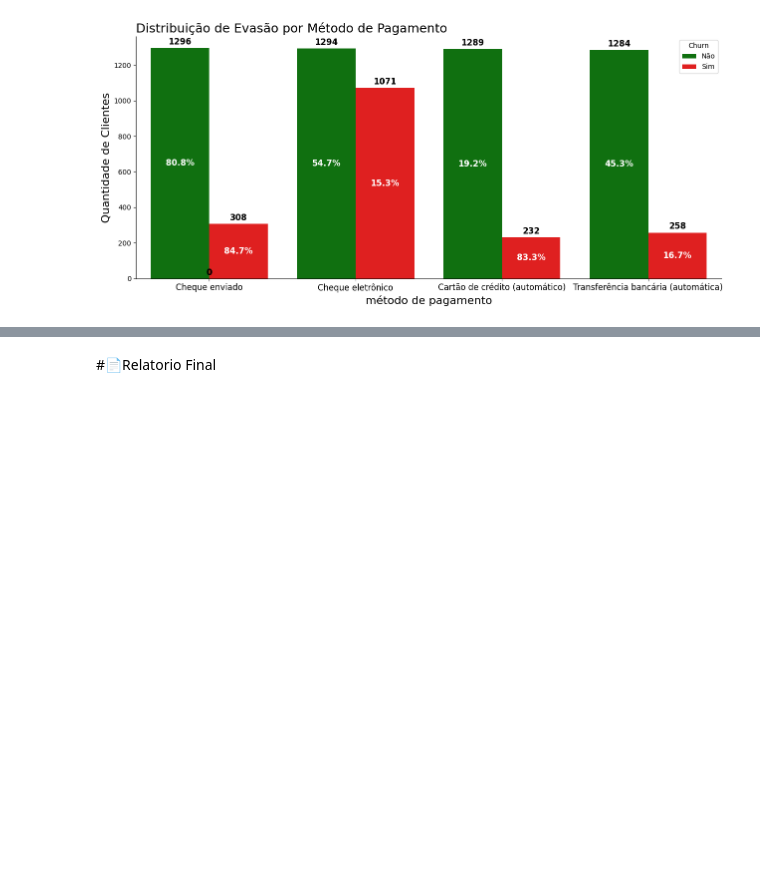
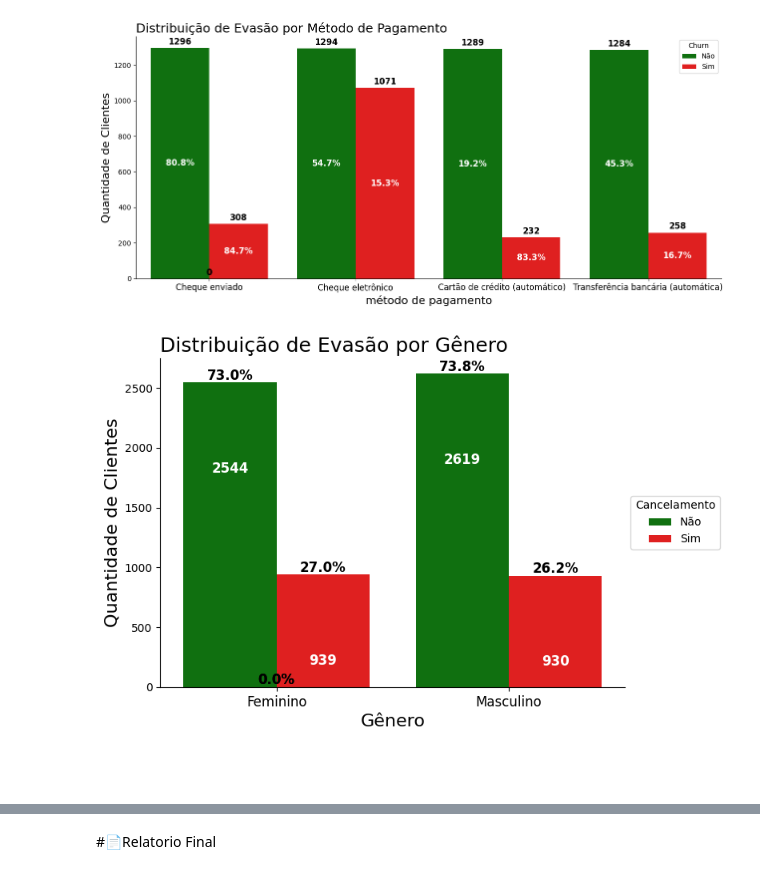
Before and after one commit to carlos-000-carlos/Challenge_2-TelecomX_BR-Cabral, a Jupyter notebook: TelecomX_BR.ipynb, the cells around one changed output, grey strips where cells are left out. Drawn from its saved outputs; the diff is of its cells as text; code cells hidden in the pictures; blank space fills up the shorter version.

Commit message:
Contagem de Evasão por Variáveis Categóricas - parte 2

```diff
--- a/TelecomX_BR.ipynb
+++ b/TelecomX_BR.ipynb
@@ -698,3 +699,55 @@ gerar_grafico('tem_fatura_digital', 'possuir Fatura Digital', 'fatura digital')
 gerar_grafico('metodo_de_pagamento', 'Método de Pagamento', 'método de pagamento')
 # %% [output]
 [figure]
+# %%
+import seaborn as sns
+import matplotlib.pyplot as plt
+
+plt.figure(figsize=(8, 6))
+ax = sns.countplot(data=dados_normalizados_api,
+                  x='genero',
+                  hue='Churn',
+                  palette={'Não': 'green', 'Sim': 'red'}
+                  )
+
+plt.title('Distribuição de Evasão por Gênero',
+             loc='left', fontsize=18)
+plt.xlabel('Gênero', fontsize=16)
+plt.ylabel('Quantidade de Clientes', fontsize=16)
+plt.legend(title = 'Cancelamento', labels = ['Não', 'Sim'],
+           loc = 'center left', bbox_to_anchor = (1, 0.5))
+plt.xticks(rotation=0, fontsize=12)
+sns.despine()
+
+# Adicionando rotúlo de dados do Nº de clientes
+for p in ax.patches:
+        height = p.get_height()
+        ax.text(p.get_x()+p.get_width()/2.0,
+        height - 750,
+        '{:1}'.format((int(height))),
+        ha='center',
+        color = 'white', size = 12,
+        weight = 'bold')
+
+percentagem = dados_normalizados_api.groupby('genero')['Churn'].count()
+
+for p in ax.patches:
+    height = p.get_height()
+    gender = p.get_x() + p.get_width() / 2
+    if gender < 0.5:
+      current_gender = 'Feminino'
+    else:
+      current_gender = 'Masculino'
+
+    total_for_gender = dados_normalizados_api[dados_normalizados_api['genero'] == current_gender]['Churn'].count()
+
+    if total_for_gender > 0:
+      percentagem = 100 * height / total_for_gender
+      ax.text(p.get_x() + p.get_width()/2., height + 25,
+      '{:1.1f}%'.format((percentagem)),
+      ha='center', size = 12, weight = 'bold')
+
+plt.tight_layout()
+plt.show()
+# %% [output]
+[figure, added]
```
Also changed, not shown: parts of 9 cells of this notebook.
